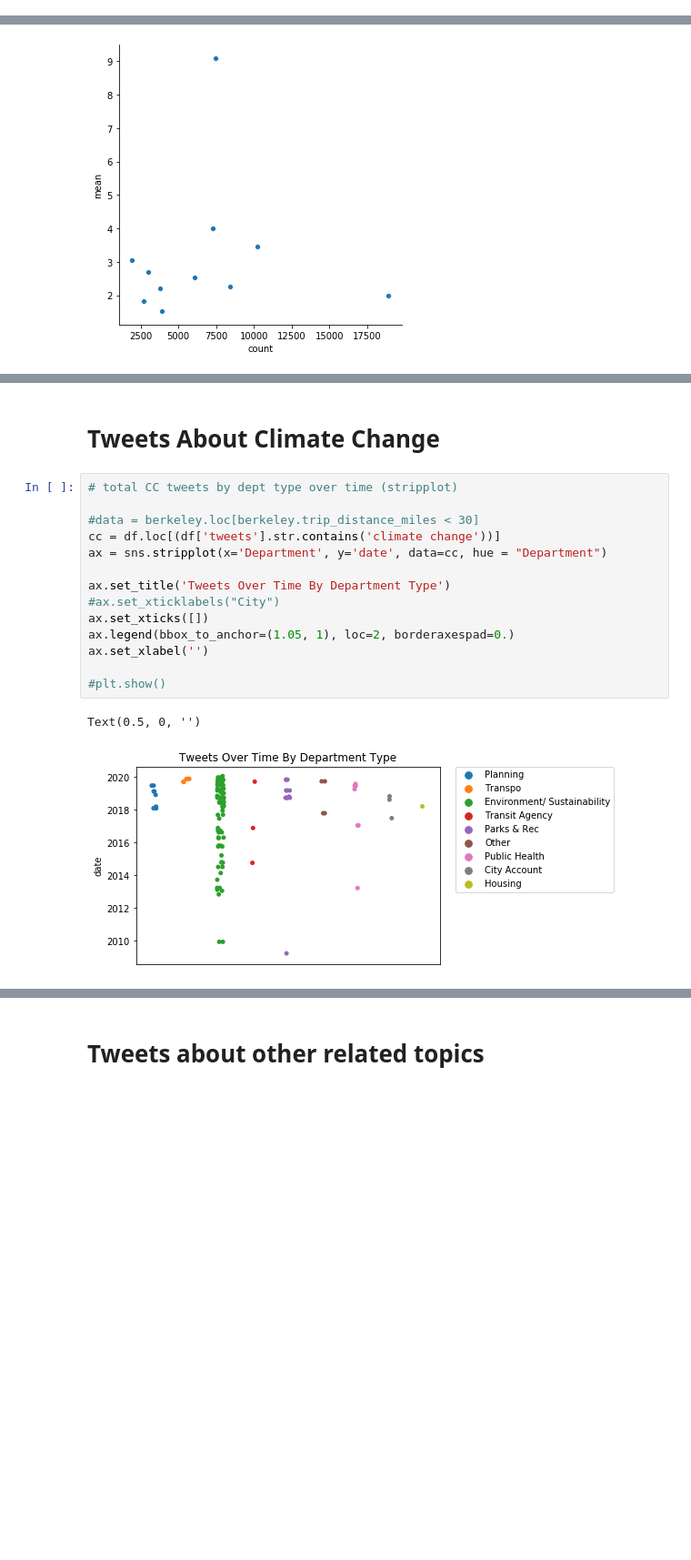
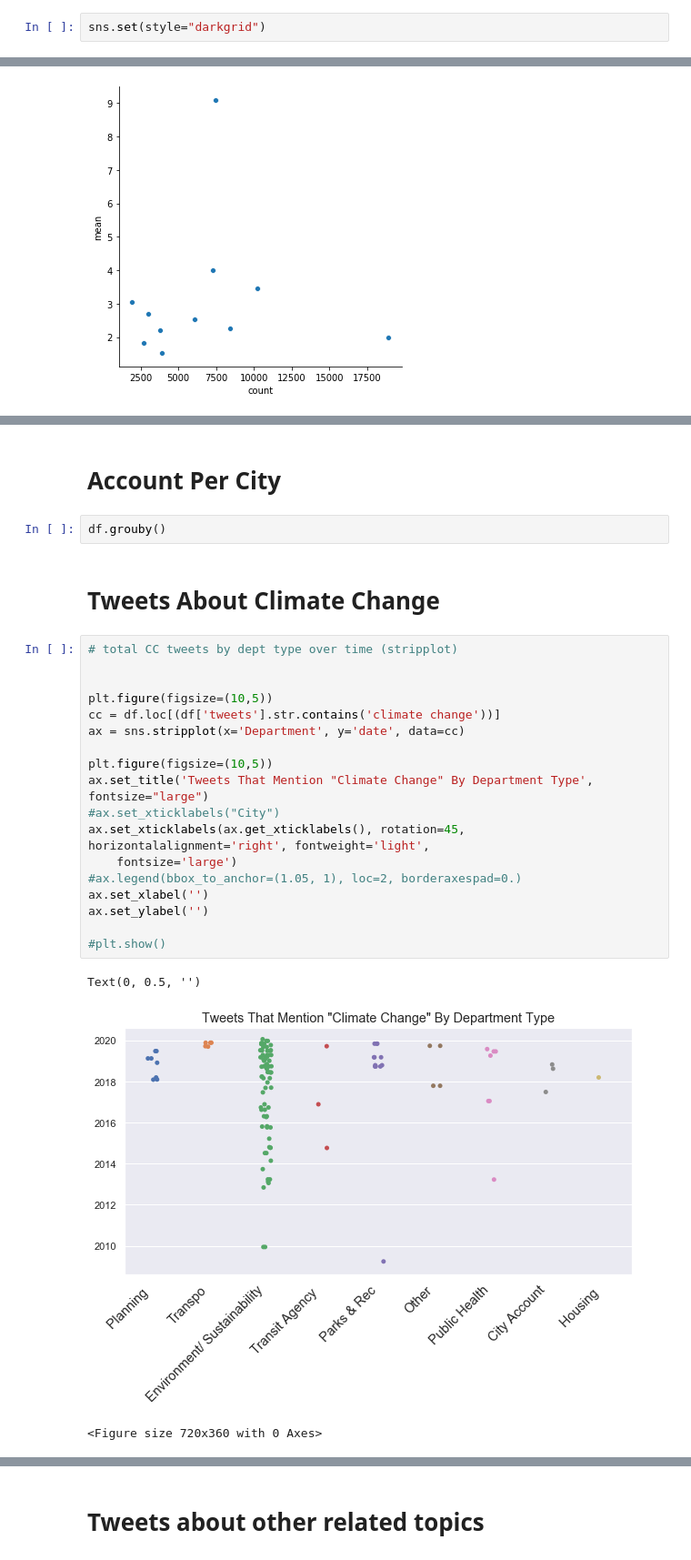
Before and after one commit to martapolo/tweeting_climate_change_cp255, a Jupyter notebook: Tyler Analysis.ipynb, the cells around one changed output, grey strips where cells are left out. Shown at 91% size. Drawn from its saved outputs; the diff is of its cells as text; blank space fills up the shorter version.

```diff
--- a/Tyler Analysis.ipynb
+++ b/Tyler Analysis.ipynb
@@ -14,3 +19,5 @@ import matplotlib.pyplot as plt
+# %%
+sns.set(style="darkgrid")
 # %%
 tweet = "Final Results.csv"
 
@@ -301,19 +385,28 @@ ax
+# %% [markdown]
+# Account Per City
+# %%
+df.grouby()
 # %% [markdown]
 # Tweets About Climate Change
 # %%
 # total CC tweets by dept type over time (stripplot)
 
-#data = berkeley.loc[berkeley.trip_distance_miles < 30]
+
+plt.figure(figsize=(10,5))
 cc = df.loc[(df['tweets'].str.contains('climate change'))]
-ax = sns.stripplot(x='Department', y='date', data=cc, hue = "Department")
+ax = sns.stripplot(x='Department', y='date', data=cc)
 
-ax.set_title('Tweets Over Time By Department Type')
+plt.figure(figsize=(10,5))
+ax.set_title('Tweets That Mention "Climate Change" By Department Type', fontsize="large")
 #ax.set_xticklabels("City")
-ax.set_xticks([])
-ax.legend(bbox_to_anchor=(1.05, 1), loc=2, borderaxespad=0.)
+ax.set_xticklabels(ax.get_xticklabels(), rotation=45, horizontalalignment='right', fontweight='light',
+    fontsize='large')
+#ax.legend(bbox_to_anchor=(1.05, 1), loc=2, borderaxespad=0.)
 ax.set_xlabel('')
+ax.set_ylabel('')
 
 #plt.show()
 # %% [output]
-Text(0.5, 0, '')
+Text(0, 0.5, '')
-[figure, old version]
+[figure, new version]
+<Figure size 720x360 with 0 Axes>
```
Also changed, not shown: parts of 22 cells of this notebook.
